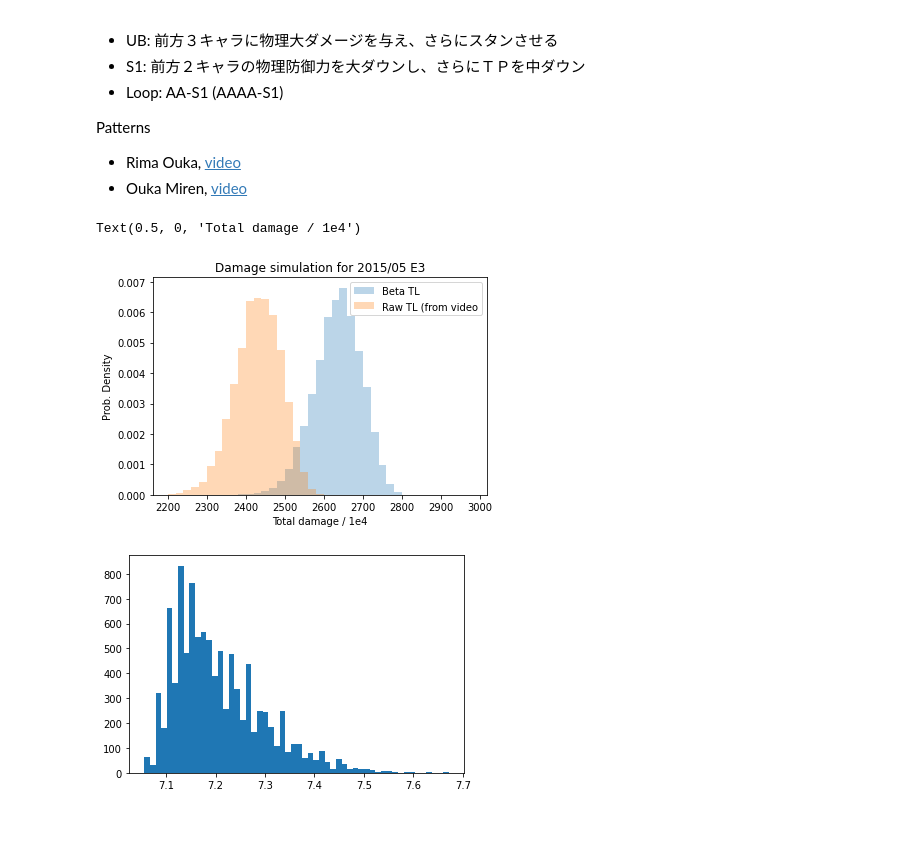
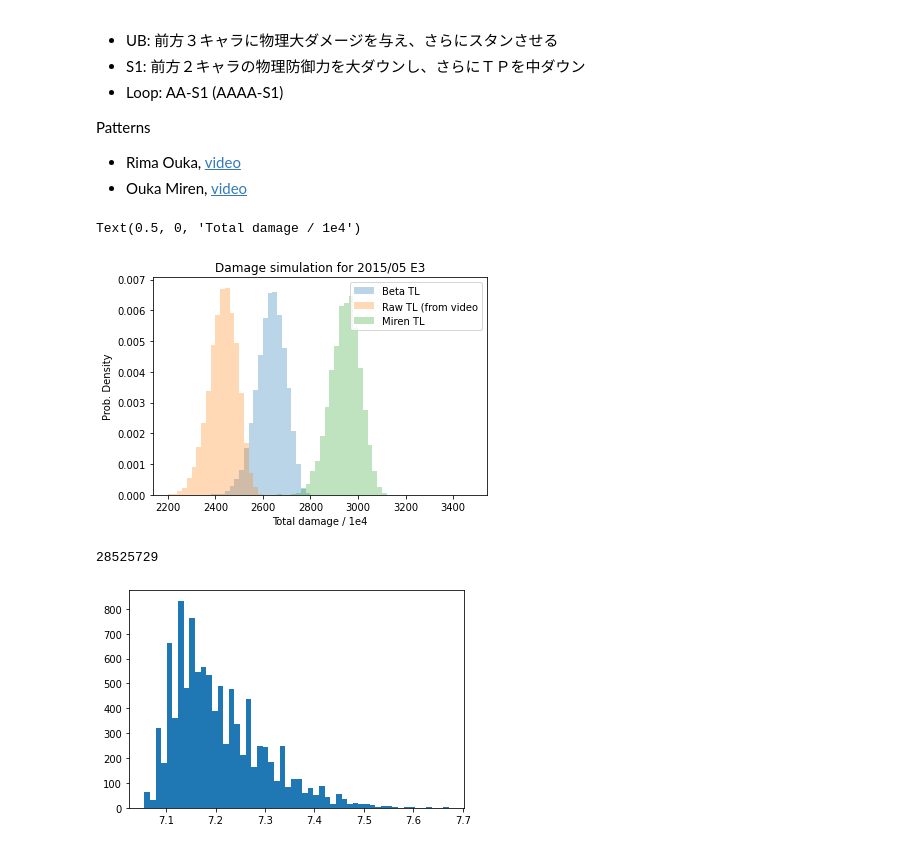
Before and after one commit to yatowoo/Priconne, a Jupyter notebook: pcr.ipynb, the cells around one changed output. Saved outputs shown, nothing was run; the diff lists cells and outputs as text; code cells hidden in the pictures.

```diff
--- a/pcr.ipynb
+++ b/pcr.ipynb
@@ -725,47 +734,100 @@ timelineVideo = [
             (3, HitNyaruUB), (3, HitLunaUB), (1, HitNyaruAttack), (1, HitLunaAttack)
 ]
 
+tlMiren = [
+           (84, 'miren_s1'), (83, 'nyaru_s2'), (82, 'ouka_s2'), (78, 'ouka_s1'),
+           (78, 'nyaru_ub'), (78, 'luna_s1'), (78, 'nyaru_ub'), (75.1, 'nyaru_a'), (75, 'miren_s2'), (74, 'luna_a'), (74, 'nyaru_s1'),
+           (72, 'nyaru_ub'), (70, 'nyaru_s2'), (70, 'nyaru_ub'), (70, 'luna_ub'), (69, 'miren_ub'), (69, 'ouka_s2'),
+            (67, 'nyaru_a'), (67, 'luna_s1'), (67, 'miren_s2'), (65, 'nyaru_s1'),
+           (65, 'nyaru_ub'), (62, 'nyaru_a'), (61, 'luna_a'), (59, 'nyaru_a'), (56, 'nyaru_s1'), (55, 'luna_a'), (54, 'nyaru_s2'),
+           (54, 'nyaru_ub'), (53, 'ouka_s2'), (52, 'luna_s1'), (51, 'luna_ub'), (51, 'nyaru_a'),
+           (51,'nyaru_ub'), (48, 'nyaru_s1'), (48, 'luna_a'), (46, 'miren_s2'), (46, 'ouka_s1'), (44, 'nyaru_a'), (44, 'miren_ub'),
+            (41, 'luna_s2'), (41, 'nyaru_a'),
+           (41, 'nyaru_ub'), (39, 'luna_a'), (38.1, 'nyaru_s1'), (38, 'ouka_s2'), (37, 'miren_s2'), (37, 'nyaru_s2'),
+           (36, 'nyaru_ub'), (33, 'nyaru_a'), (33, 'luna_a'), (32, 'ouka_s1'), (31, 'nyaru_s1'), (30, 'luna_a'),
+           (29, 'nyaru_ub'), (29, 'luna_ub'), (28, 'miren_s2'), (27, 'nyaru_a'), (27, 'luna_s2'), (24, 'nyaru_a'), (23, 'luna_a'),
+            (22, 'nyaru_s1'), (20.1, 'ouka_s2'), (20.1, 'nyaru_s2'), (20.1, 'luna_s1'), (20.1, 'miren_s2'),
+           (20, 'nyaru_ub'), (17, 'luna_a'), (17, 'nyaru_a'), (14.1, 'ouka_s1'), (14, 'luna_a'), (14, 'nyaru_s1'),
+           (14, 'nyaru_ub'), (14, 'luna_ub'), (11, 'nyaru_a'), (11, 'luna_a'), (11, 'miren_s2'), (8.2, 'nyaru_a'), (8, 'luna_s1'),
+           (8, 'nyaru_ub'), (7, 'ouka_s2'), (6, 'nyaru_s1'), (5, 'luna_a'), (3, 'nyaru_s2'), (1, 'luna_a'), (1, 'miren_s2'), (1, 'miren_ub'),
+           (1, 'nyaru_ub')
+]
+
 DEBUG_FLAG = False
+FLAG_DEBUG = False
+N_EVENT = 10000
 
 histDamage = []
 histNyaruFieldAt34 = []
 tmpRec = None
-for ev in range(0, 10000):
+for ev in range(0, N_EVENT):
   damageRec = {}
   for name in statsRec.party:
     damageRec[name] = []
   statsRec.status_delta = []
   for action in timelineBeta:
     action[1](action[0])
   nyaruAttack = statsRec.getStatus(nyaruInit, 'nyaru', 34.5, 'atk_mag')
   histNyaruFieldAt34.append( nyaruAttack * 0.08 + buff(3))
   totalDamage = (sum(damageRec['nyaru']) + sum(damageRec['luna'])) / 10000. + 40
   histDamage.append(totalDamage)
-  if(totalDamage > 2900):
-    tmpRec = cp_dict( damageRec)
 
 histDamageOriginal = []
-for ev in range(0, 10000):
+for ev in range(0, N_EVENT):
   damageRec = {}
   for name in statsRec.party:
     damageRec[name] = []
   statsRec.status_delta = []
   for action in timelineVideo:
     action[1](action[0])
   totalDamage = (sum(damageRec['nyaru']) + sum(damageRec['luna'])) / 10000. + 40
   histDamageOriginal.append(totalDamage)
 
+
+statsRec = StatusRecorder(['yukari', 'ouka', 'miren', 'nyaru', 'luna'])
+initStats = {}
+initStats['nyaru'] = {'atk_mag':NYARU['attack'], 'crit_mag':NYARU['critical']}
+initStats['luna'] = {'atk_mag':luna['attack'], 'crit_mag':luna['critical']}
+initStats['boss'] = {
+    'name': '2021/05 E3',
+    'lv': 210,
+    'hp': 22000000,
+    'def_phy': 100,
+    'def_mag': 100,
+    'UB': 13.5 * (200 +1) + 4.0 * 45000,
+    'Attack': 13.5 * (200 +1) + (2.0 + 0.02 * 200) * 45000}
+for k in [x for x in statsRec.STATS_NAME if x not in initStats['nyaru'].keys()]:
+  initStats['nyaru'][k] = 0.
+  initStats['luna'][k] = 0.
+damageRec = {}
+for name in statsRec.party:
+  damageRec[name] = []
+histDamageMiren = []
+for ev in range(0, N_EVENT):
+  damageRec = {}
+  for name in statsRec.party:
+    damageRec[name] = []
+  statsRec.status_delta = []
+  RunTimeline(tlMiren)
+  totalDamage = (sum(damageRec['nyaru']) + sum(damageRec['luna'])) / 10000. + 40
+  histDamageMiren.append(totalDamage)
+
 fig, ax = plt.subplots()
-pltKwargs = dict(histtype='stepfilled', alpha=0.3, density=True, bins=range(2200, 3000, 20))
+pltKwargs = dict(histtype='stepfilled', alpha=0.3, density=True, bins=range(2200, 3500, 20))
 plotBeta = plt.hist(histDamage, **pltKwargs, label='Beta TL')
 plotRaw = plt.hist(histDamageOriginal, **pltKwargs, label='Raw TL (from video')
+plotMiren = plt.hist(histDamageMiren, **pltKwargs, label='Miren TL')
 leg = ax.legend()
 plt.title('Damage simulation for 2015/05 E3')
 plt.ylabel('Prob. Density')
 plt.xlabel('Total damage / 1e4')
 # %% [output]
 Text(0.5, 0, 'Total damage / 1e4')
-[figure, old version]
+[figure, new version]
+# %%
+sum(damageRec['nyaru'])
+# %% [output]
+28525729
 # %%
 defRequire = [bossInit['UB_damage'] / x - 1 for x in histNyaruFieldAt34]
 _ = plt.hist(defRequire, bins='auto')
```
Also changed, not shown: parts of 4 cells of this notebook.
